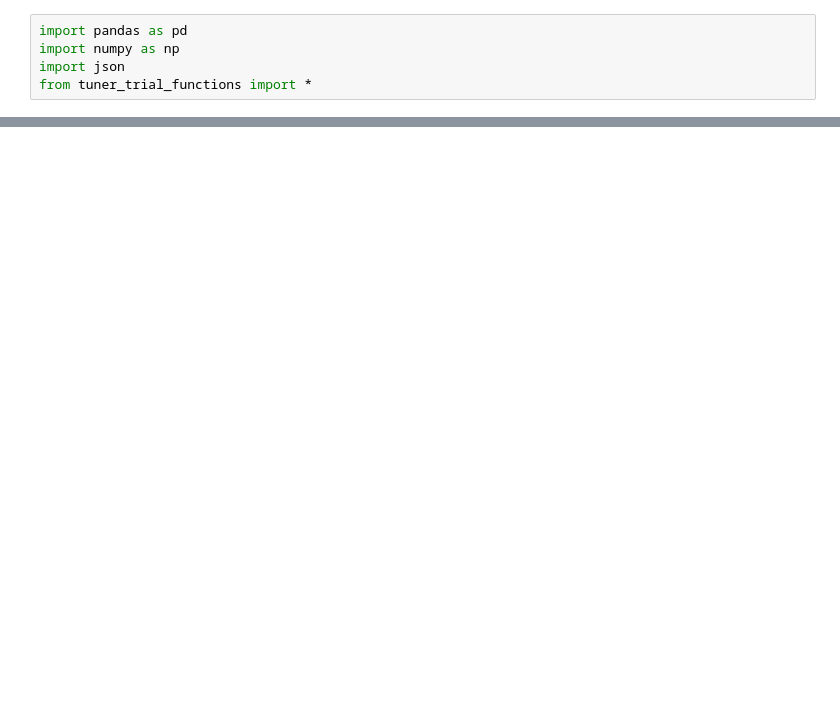
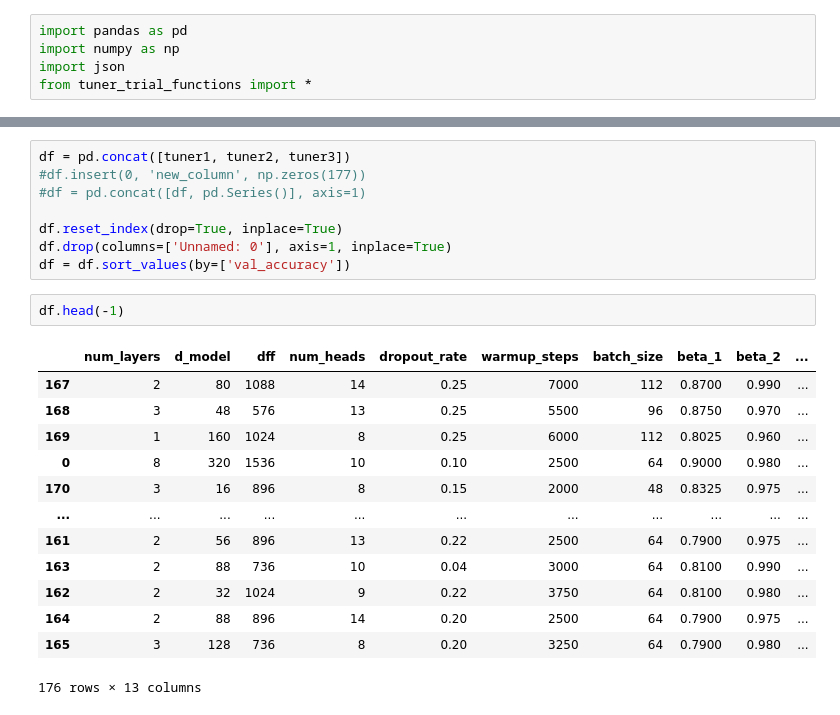
Before and after one commit to a-miller77/MoonWallRating-public, a Jupyter notebook: tuner_trial_extraction.ipynb, the cells around one changed output, grey strips where cells are left out. Cells and saved outputs as stored; diff of their text form; blank space fills up the shorter version.

```diff
--- a/tuner_trial_extraction.ipynb
+++ b/tuner_trial_extraction.ipynb
@@ -28,0 +34,24 @@ df.head(10)
+# %%
+df = pd.concat([tuner1, tuner2, tuner3])
+#df.insert(0, 'new_column', np.zeros(177))
+#df = pd.concat([df, pd.Series()], axis=1)
+
+df.reset_index(drop=True, inplace=True)
+df.drop(columns=['Unnamed: 0'], axis=1, inplace=True)
+df = df.sort_values(by=['val_accuracy'])
+# %%
+df.head(-1)
+# %% [output]
+|  | num_layers | d_model | dff | num_heads | dropout_rate | warmup_steps | batch_size | beta_1 | beta_2 | ... |
+| 167 | 2 | 80 | 1088 | 14 | 0.25 | 7000 | 112 | 0.8700 | 0.990 | ... |
+| 168 | 3 | 48 | 576 | 13 | 0.25 | 5500 | 96 | 0.8750 | 0.970 | ... |
+| 169 | 1 | 160 | 1024 | 8 | 0.25 | 6000 | 112 | 0.8025 | 0.960 | ... |
+| 0 | 8 | 320 | 1536 | 10 | 0.10 | 2500 | 64 | 0.9000 | 0.980 | ... |
+| 170 | 3 | 16 | 896 | 8 | 0.15 | 2000 | 48 | 0.8325 | 0.975 | ... |
+| ... | ... | ... | ... | ... | ... | ... | ... | ... | ... | ... |
+| 161 | 2 | 56 | 896 | 13 | 0.22 | 2500 | 64 | 0.7900 | 0.975 | ... |
+| 163 | 2 | 88 | 736 | 10 | 0.04 | 3000 | 64 | 0.8100 | 0.990 | ... |
+| 162 | 2 | 32 | 1024 | 9 | 0.22 | 3750 | 64 | 0.8100 | 0.980 | ... |
+| 164 | 2 | 88 | 896 | 14 | 0.20 | 2500 | 64 | 0.7900 | 0.975 | ... |
+| 165 | 3 | 128 | 736 | 8 | 0.20 | 3250 | 64 | 0.7900 | 0.980 | ... |
+176 rows × 13 columns
```
Also changed, not shown: parts of 5 cells of this notebook, 19 other files.
